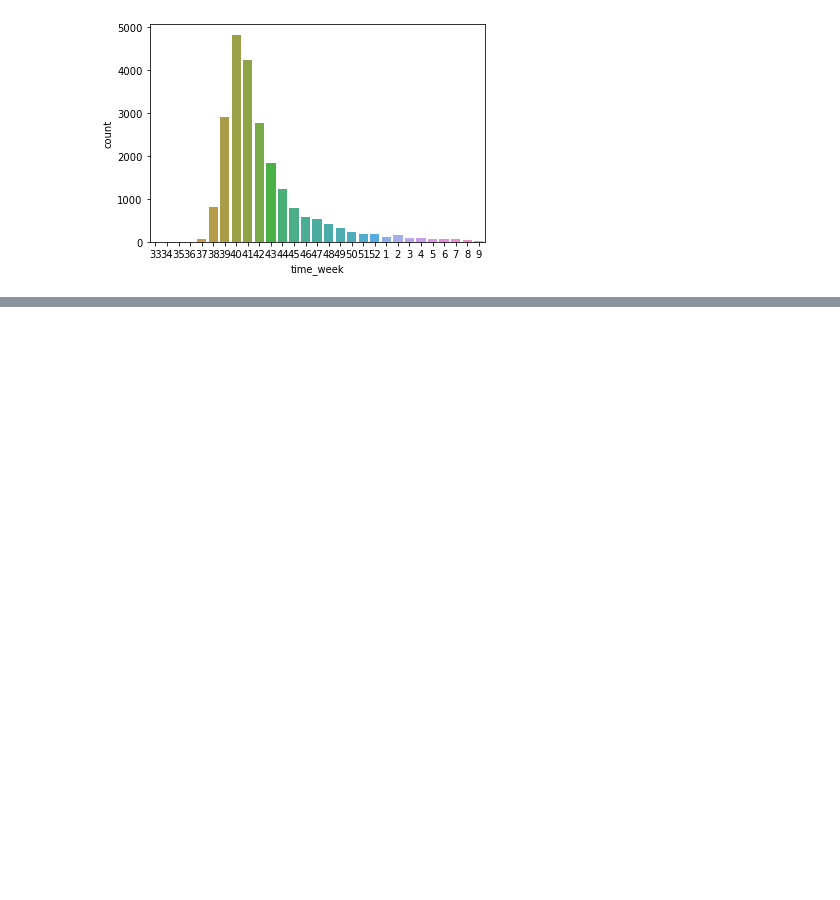
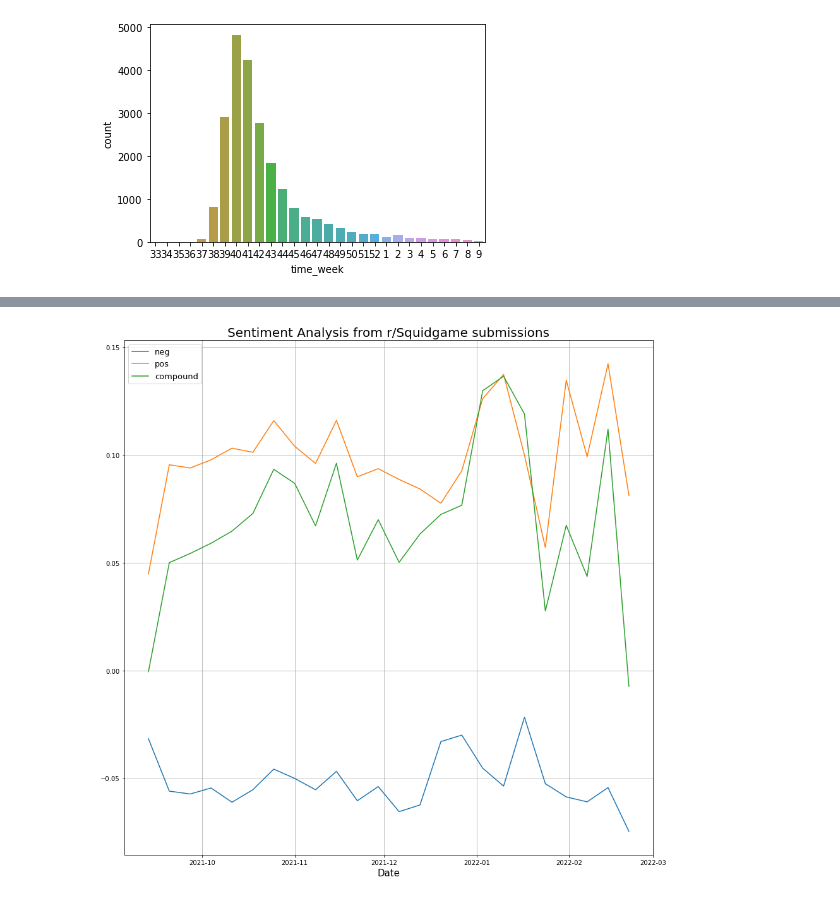
Before and after one commit to 1epss/K-DRAMA-Project, a Jupyter notebook: reddit_project.ipynb, the cells around one changed output, grey strips where cells are left out. Drawn from its saved outputs; the diff is of its cells as text; code cells hidden in the pictures; blank space fills up the shorter version.

Commit message:
add sentimental analysis code
changed wordcloud images

```diff
--- a/reddit_project.ipynb
+++ b/reddit_project.ipynb
@@ -434,0 +362,7 @@ graph(Squidgame_director)
+# %%
+# 만들어놓았던 DataFrame을 이용하여 감정분석을 실시합니다.
+from nltk.sentiment import SentimentIntensityAnalyzer
+nltk.downloader.download('vader_lexicon')
+sia = SentimentIntensityAnalyzer()
+
+sentiment = [ sia.polarity_scores(i) for i in Squidgame_sub.title]
@@ -434,0 +373,38 @@ graph(Squidgame_director)
+# %%
+# 감정분석의 결과를 sendata 변수에 저장합니다.
+# 시간에 따른 감정지수의 변화를 확인하기 위해, 기존 DataFrame에서 time_week 컬럼을 가져옵니다.
+sendata = pd.DataFrame(sentiment)
+sendata['time_week'] = Squidgame_sub.time_week
+
+# time_week컬럼은 각 연도의 n주차, 정수 데이터로 표시되어있기때문에, 먼저 21년/22년의 데이터를 구분해줍니다.
+result = []
+for i in sendata['time_week'].values:
+    if i > 10:
+        result.append(datetime.date.fromisocalendar(2021,i,1))
+    else:
+        result.append(datetime.date.fromisocalendar(2022,i,1))
+
+sendata['time_week'] = np.array(result)
+# %%
+# time_week 컬럼을 기준으로 각 수치들의 평균을 구해줍니다.
+sendata = sendata.groupby('time_week').mean()
+
+# 필요없거나, 결측값을 제거해줍니다.
+sendata = sendata.drop(sendata.index[0])
+sendata = sendata.drop(sendata.index[-1])
+
+# 시각화에 더욱 유리하게, neg(부정)컬럼의 값을 음수로 바꿔주고, neu(중립)컬럼을 삭제해줍니다.
+sendata['neg'] = sendata.neg * -1
+sendata = sendata.drop(['neu'],axis=1)
+# %%
+# r/squidgame의 게시글 title로부터 추출한 시간에 따른 이용자들의 감정변화 그래프
+sendata.plot.line()
+
+plt.rcParams["figure.figsize"] = (15,15)
+plt.title('Sentiment Analysis from r/Squidgame submissions', fontsize=20)
+plt.xlabel('Date', fontsize=15)
+plt.legend(fontsize=13, loc='best')
+plt.grid()
+plt.show()
+# %% [output]
+[figure, added]
```
Also changed, not shown: parts of 16 cells of this notebook, 5 other files.
